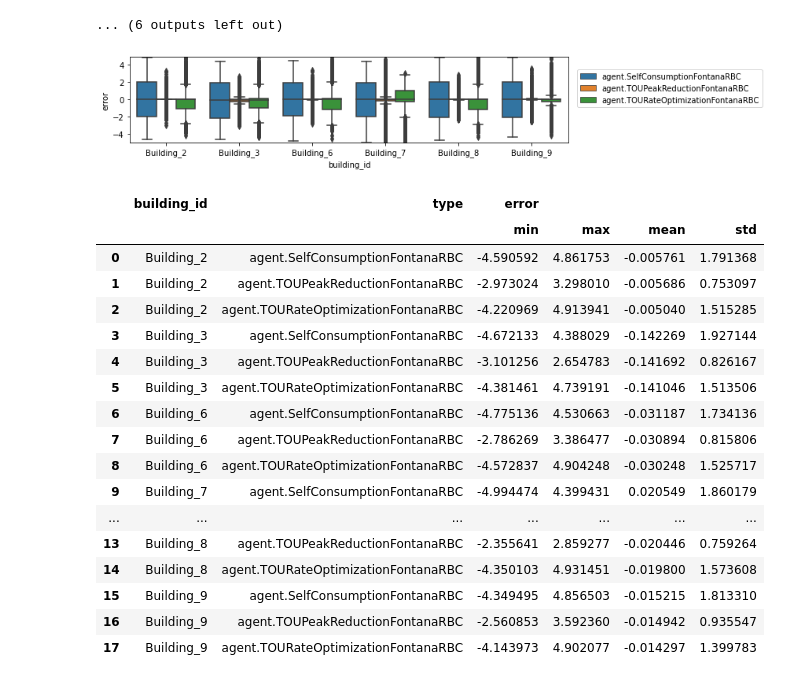
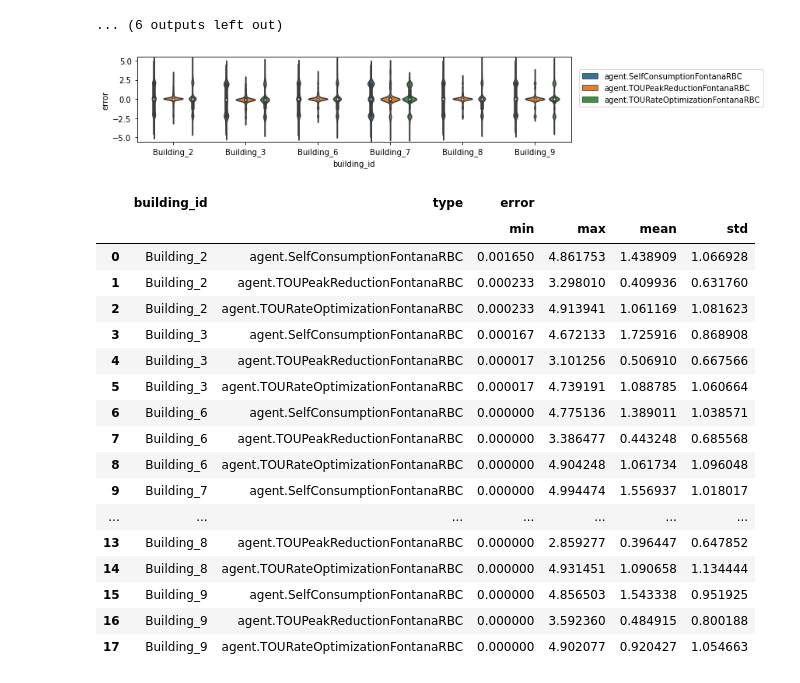
Before and after one commit to intelligent-environments-lab/merlin-apen-2023, a Jupyter notebook: src/experiment_result.ipynb, the cells around one changed output. Drawn from its saved outputs; the diff is of its cells as text; code cells hidden in the pictures.

```diff
--- a/src/experiment_result.ipynb
+++ b/src/experiment_result.ipynb
@@ -278,30 +328,32 @@ for building, building_data in rbc_validation_simulations.groupby('building_id')
 ... (6 outputs left out)
 # %%
 # error summary
-rbc_validation_error_summary = rbc_validation_simulations.groupby(['building_id','type'])[['error']].agg([min,max,'mean','std']).reset_index()
+rbc_validation_error_summary = rbc_validation_simulations.copy()
+rbc_validation_error_summary['error'] = rbc_validation_error_summary['error'].abs()
+rbc_validation_error_summary = rbc_validation_error_summary.groupby(['building_id','type'])[['error']].agg([min,max,'mean','std']).reset_index()
 fig, ax = plt.subplots(1,1,figsize=(10,2))
-sns.boxplot(x='building_id',y='error',data=rbc_validation_simulations,hue='type')
+sns.violinplot(x='building_id',y='error',data=rbc_validation_simulations,hue='type')
 ax.legend(ncol=1,bbox_to_anchor= (1.01,0.9))
 plt.show()
 
 display(rbc_validation_error_summary)
 # %% [output]
-[figure, old version]
+[figure, new version]
 |  | building_id | type | error |  |  |  |
 |  |  |  | min | max | mean | std |
-| 0 | Building_2 | agent.SelfConsumptionFontanaRBC | -4.590592 | 4.861753 | -0.005761 | 1.791368 |
-| 1 | Building_2 | agent.TOUPeakReductionFontanaRBC | -2.973024 | 3.298010 | -0.005686 | 0.753097 |
-| 2 | Building_2 | agent.TOURateOptimizationFontanaRBC | -4.220969 | 4.913941 | -0.005040 | 1.515285 |
-| 3 | Building_3 | agent.SelfConsumptionFontanaRBC | -4.672133 | 4.388029 | -0.142269 | 1.927144 |
-| 4 | Building_3 | agent.TOUPeakReductionFontanaRBC | -3.101256 | 2.654783 | -0.141692 | 0.826167 |
-| 5 | Building_3 | agent.TOURateOptimizationFontanaRBC | -4.381461 | 4.739191 | -0.141046 | 1.513506 |
-| 6 | Building_6 | agent.SelfConsumptionFontanaRBC | -4.775136 | 4.530663 | -0.031187 | 1.734136 |
-| 7 | Building_6 | agent.TOUPeakReductionFontanaRBC | -2.786269 | 3.386477 | -0.030894 | 0.815806 |
-| 8 | Building_6 | agent.TOURateOptimizationFontanaRBC | -4.572837 | 4.904248 | -0.030248 | 1.525717 |
-| 9 | Building_7 | agent.SelfConsumptionFontanaRBC | -4.994474 | 4.399431 | 0.020549 | 1.860179 |
+| 0 | Building_2 | agent.SelfConsumptionFontanaRBC | 0.001650 | 4.861753 | 1.438909 | 1.066928 |
+| 1 | Building_2 | agent.TOUPeakReductionFontanaRBC | 0.000233 | 3.298010 | 0.409936 | 0.631760 |
+| 2 | Building_2 | agent.TOURateOptimizationFontanaRBC | 0.000233 | 4.913941 | 1.061169 | 1.081623 |
+| 3 | Building_3 | agent.SelfConsumptionFontanaRBC | 0.000167 | 4.672133 | 1.725916 | 0.868908 |
+| 4 | Building_3 | agent.TOUPeakReductionFontanaRBC | 0.000017 | 3.101256 | 0.506910 | 0.667566 |
+| 5 | Building_3 | agent.TOURateOptimizationFontanaRBC | 0.000017 | 4.739191 | 1.088785 | 1.060664 |
+| 6 | Building_6 | agent.SelfConsumptionFontanaRBC | 0.000000 | 4.775136 | 1.389011 | 1.038571 |
+| 7 | Building_6 | agent.TOUPeakReductionFontanaRBC | 0.000000 | 3.386477 | 0.443248 | 0.685568 |
+| 8 | Building_6 | agent.TOURateOptimizationFontanaRBC | 0.000000 | 4.904248 | 1.061734 | 1.096048 |
+| 9 | Building_7 | agent.SelfConsumptionFontanaRBC | 0.000000 | 4.994474 | 1.556937 | 1.018017 |
 | ... | ... | ... | ... | ... | ... | ... |
-| 13 | Building_8 | agent.TOUPeakReductionFontanaRBC | -2.355641 | 2.859277 | -0.020446 | 0.759264 |
-| 14 | Building_8 | agent.TOURateOptimizationFontanaRBC | -4.350103 | 4.931451 | -0.019800 | 1.573608 |
-| 15 | Building_9 | agent.SelfConsumptionFontanaRBC | -4.349495 | 4.856503 | -0.015215 | 1.813310 |
-| 16 | Building_9 | agent.TOUPeakReductionFontanaRBC | -2.560853 | 3.592360 | -0.014942 | 0.935547 |
-| 17 | Building_9 | agent.TOURateOptimizationFontanaRBC | -4.143973 | 4.902077 | -0.014297 | 1.399783 |
+| 13 | Building_8 | agent.TOUPeakReductionFontanaRBC | 0.000000 | 2.859277 | 0.396447 | 0.647852 |
+| 14 | Building_8 | agent.TOURateOptimizationFontanaRBC | 0.000000 | 4.931451 | 1.090658 | 1.134444 |
+| 15 | Building_9 | agent.SelfConsumptionFontanaRBC | 0.000000 | 4.856503 | 1.543338 | 0.951925 |
+| 16 | Building_9 | agent.TOUPeakReductionFontanaRBC | 0.000000 | 3.592360 | 0.484915 | 0.800188 |
+| 17 | Building_9 | agent.TOURateOptimizationFontanaRBC | 0.000000 | 4.902077 | 0.920427 | 1.054663 |
```
Also changed, not shown: parts of 3 cells of this notebook, 1 other file.
